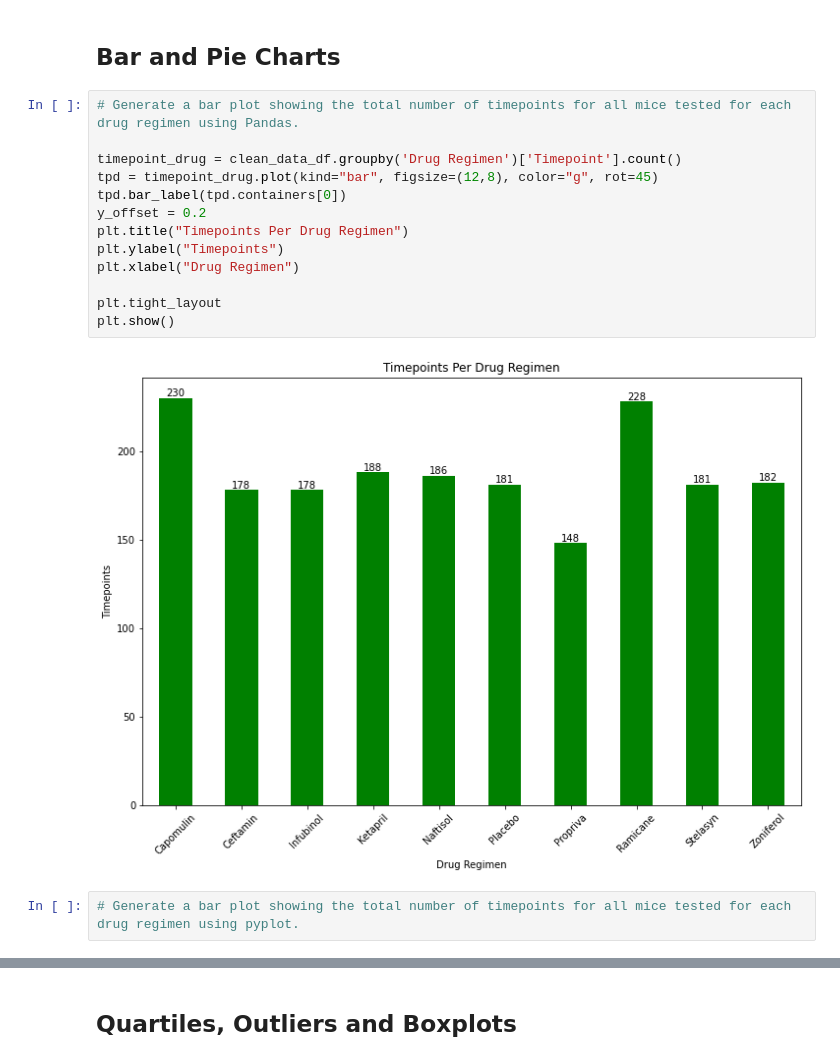
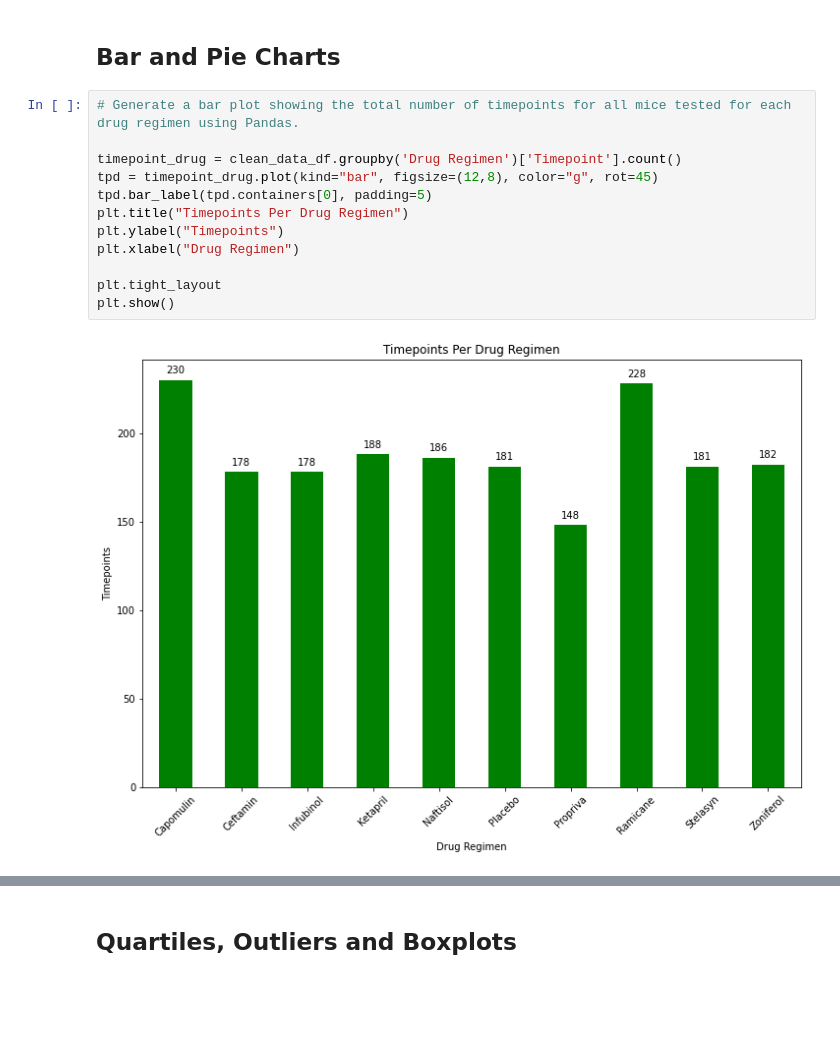
Before and after one commit to tlenzmeier58/matplotlib_challenge, a Jupyter notebook: pymaceuticals_starter.ipynb, the cells around one changed output, grey strips where cells are left out. Drawn from its saved outputs; the diff is of its cells as text; blank space fills up the shorter version.

```diff
--- a/pymaceuticals_starter.ipynb
+++ b/pymaceuticals_starter.ipynb
@@ -147,17 +148,14 @@ summary_aggregated
 # %%
 # Generate a bar plot showing the total number of timepoints for all mice tested for each drug regimen using Pandas.
 
 timepoint_drug = clean_data_df.groupby('Drug Regimen')['Timepoint'].count()
 tpd = timepoint_drug.plot(kind="bar", figsize=(12,8), color="g", rot=45)
-tpd.bar_label(tpd.containers[0])
-y_offset = 0.2
+tpd.bar_label(tpd.containers[0], padding=5)
 plt.title("Timepoints Per Drug Regimen")
 plt.ylabel("Timepoints")
 plt.xlabel("Drug Regimen")
 
 plt.tight_layout
 plt.show()
 # %% [output]
-[figure, old version]
+[figure, new version]
-# %%
-# Generate a bar plot showing the total number of timepoints for all mice tested for each drug regimen using pyplot.
```
Also changed, not shown: parts of 5 cells of this notebook.
